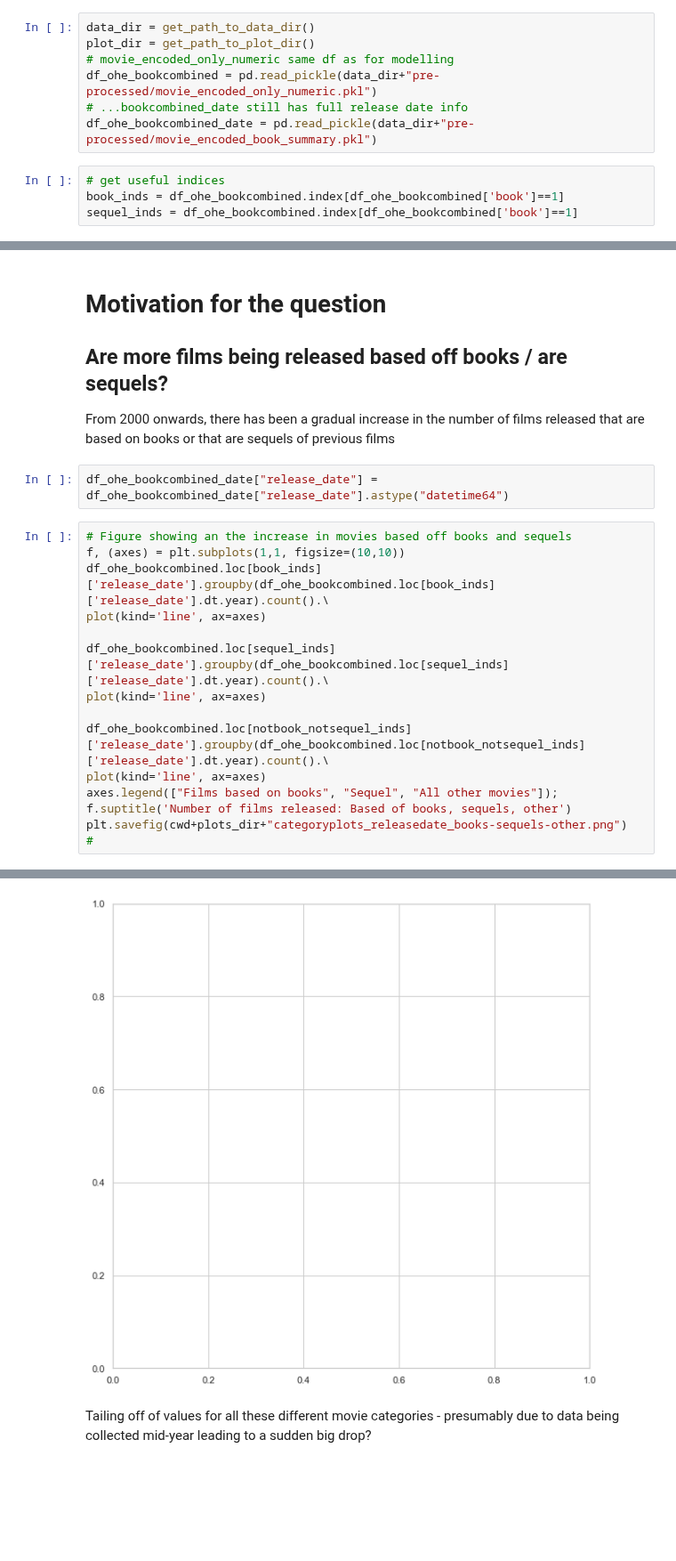
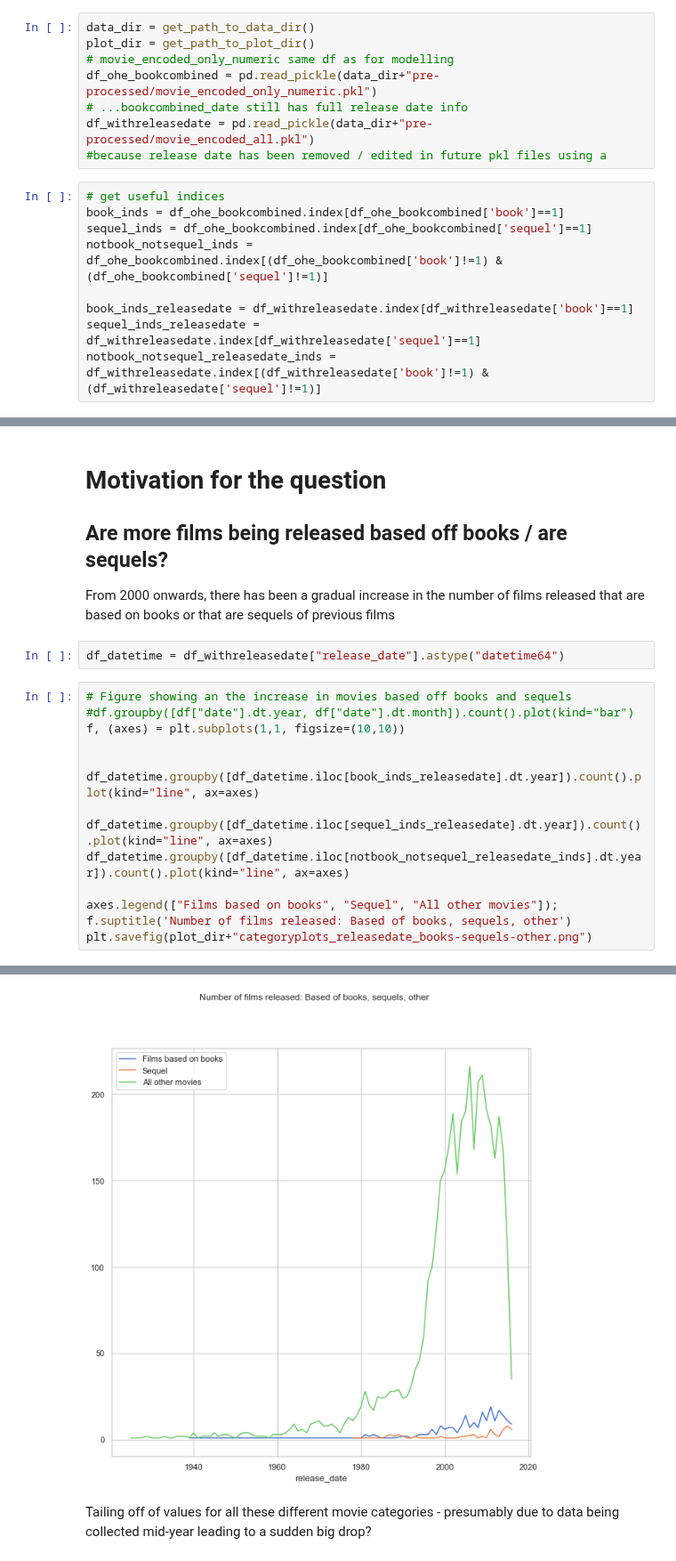
Before and after one commit to dluo96/datatonic-challenge, a Jupyter notebook: data-visualisation/Category_plots.ipynb, the cells around one changed output, grey strips where cells are left out. Shown at 89% size. Cells and saved outputs as stored; diff of their text form; blank space fills up the shorter version.

```diff
--- a/data-visualisation/Category_plots.ipynb
+++ b/data-visualisation/Category_plots.ipynb
@@ -25,8 +25,14 @@ plot_dir = get_path_to_plot_dir()
 # movie_encoded_only_numeric same df as for modelling
 df_ohe_bookcombined = pd.read_pickle(data_dir+"pre-processed/movie_encoded_only_numeric.pkl")
 # ...bookcombined_date still has full release date info
-df_ohe_bookcombined_date = pd.read_pickle(data_dir+"pre-processed/movie_encoded_book_summary.pkl")
+df_withreleasedate = pd.read_pickle(data_dir+"pre-processed/movie_encoded_all.pkl")
+#because release date has been removed / edited in future pkl files using a
 # %%
 # get useful indices
 book_inds = df_ohe_bookcombined.index[df_ohe_bookcombined['book']==1]
-sequel_inds = df_ohe_bookcombined.index[df_ohe_bookcombined['book']==1]
+sequel_inds = df_ohe_bookcombined.index[df_ohe_bookcombined['sequel']==1]
+notbook_notsequel_inds = df_ohe_bookcombined.index[(df_ohe_bookcombined['book']!=1) & (df_ohe_bookcombined['sequel']!=1)]
+
+book_inds_releasedate = df_withreleasedate.index[df_withreleasedate['book']==1]
+sequel_inds_releasedate = df_withreleasedate.index[df_withreleasedate['sequel']==1]
+notbook_notsequel_releasedate_inds = df_withreleasedate.index[(df_withreleasedate['book']!=1) & (df_withreleasedate['sequel']!=1)]
@@ -73,20 +41,19 @@ list(df_ohe_bookcombined)
 ## Are more films being released based off books / are sequels?
 From 2000 onwards, there has been a gradual increase in the number of films released that are based on books or that are sequels of previous films
 # %%
-df_ohe_bookcombined_date["release_date"] = df_ohe_bookcombined_date["release_date"].astype("datetime64")
+df_datetime = df_withreleasedate["release_date"].astype("datetime64")
 # %%
 # Figure showing an the increase in movies based off books and sequels
+#df.groupby([df["date"].dt.year, df["date"].dt.month]).count().plot(kind="bar")
 f, (axes) = plt.subplots(1,1, figsize=(10,10))
-df_ohe_bookcombined.loc[book_inds]['release_date'].groupby(df_ohe_bookcombined.loc[book_inds]['release_date'].dt.year).count().\
-plot(kind='line', ax=axes)
 
-df_ohe_bookcombined.loc[sequel_inds]['release_date'].groupby(df_ohe_bookcombined.loc[sequel_inds]['release_date'].dt.year).count().\
-plot(kind='line', ax=axes)
 
-df_ohe_bookcombined.loc[notbook_notsequel_inds]['release_date'].groupby(df_ohe_bookcombined.loc[notbook_notsequel_inds]['release_date'].dt.year).count().\
-plot(kind='line', ax=axes)
+df_datetime.groupby([df_datetime.iloc[book_inds_releasedate].dt.year]).count().plot(kind="line", ax=axes)
+
+df_datetime.groupby([df_datetime.iloc[sequel_inds_releasedate].dt.year]).count().plot(kind="line", ax=axes)
+df_datetime.groupby([df_datetime.iloc[notbook_notsequel_releasedate_inds].dt.year]).count().plot(kind="line", ax=axes)
+
 axes.legend(["Films based on books", "Sequel", "All other movies"]);
 f.suptitle('Number of films released: Based of books, sequels, other')
-plt.savefig(cwd+plots_dir+"categoryplots_releasedate_books-sequels-other.png")
-#
+plt.savefig(plot_dir+"categoryplots_releasedate_books-sequels-other.png")
 # %% [output]
@@ -94,4 +60,4 @@ NameError: name 'book_inds' is not defined
-[figure, old version]
+[figure, new version]
 # %% [markdown]
 Tailing off of values for all these different movie categories - presumably due to data being collected mid-year leading to a sudden big drop?
 # %% [markdown]
```
Also changed, not shown: parts of 13 cells of this notebook.
